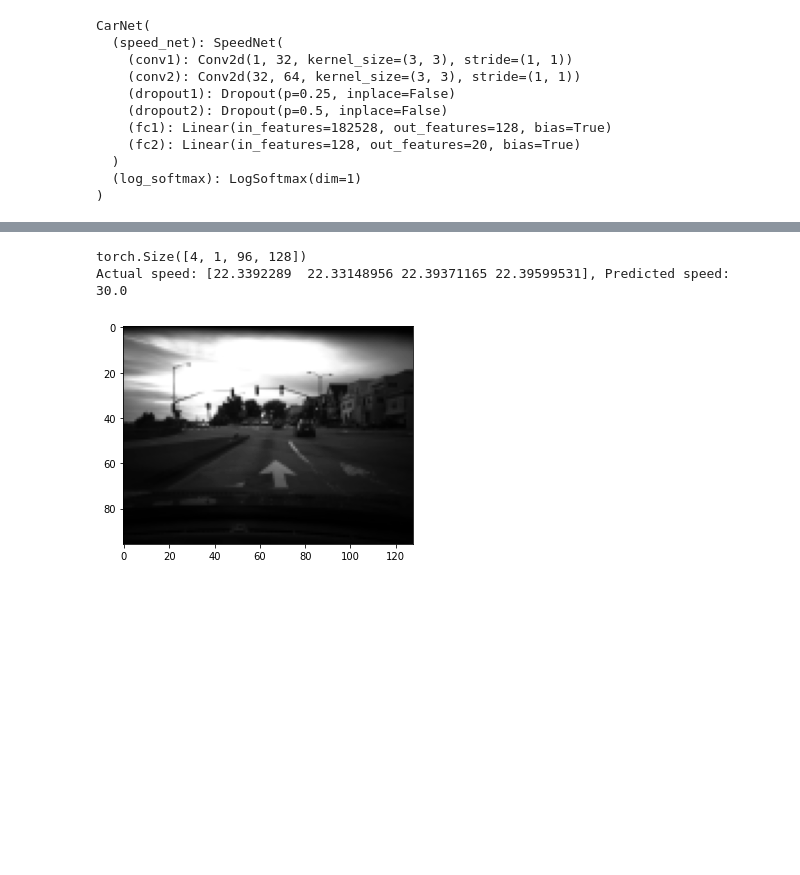
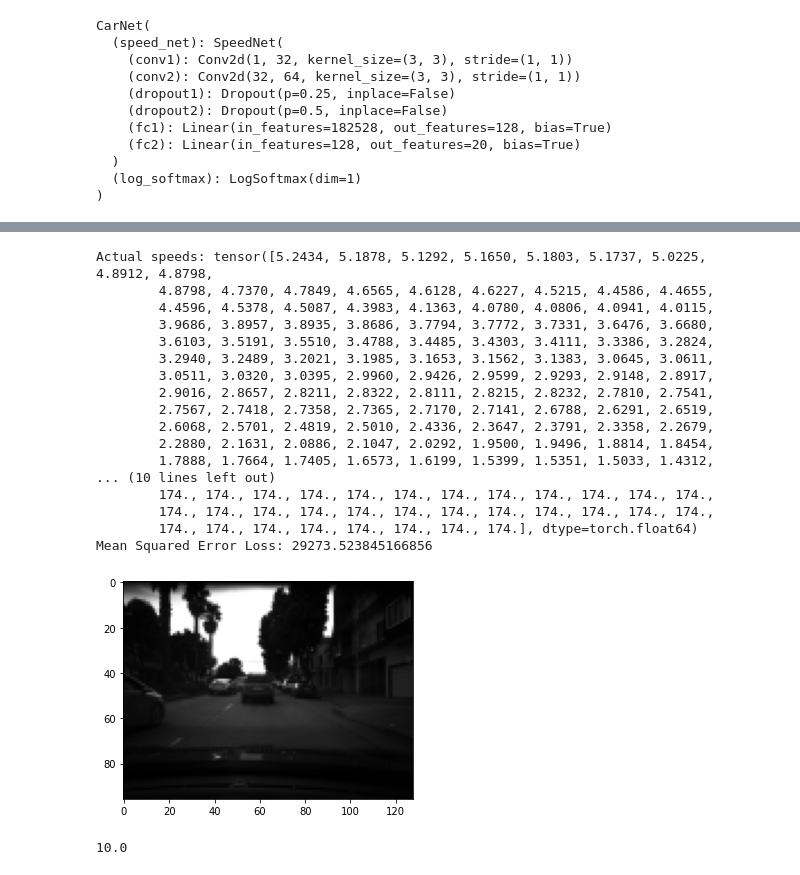
Before and after one commit to seifeddinedridi/machine-learning-fun, a Jupyter notebook: speed_challenge/predict_car_speed.ipynb, the cells around one changed output, grey strips where cells are left out. Saved outputs shown, nothing was run; the diff lists cells and outputs as text; code cells hidden in the pictures; blank space fills up the shorter version.

```diff
--- a/speed_challenge/predict_car_speed.ipynb
+++ b/speed_challenge/predict_car_speed.ipynb
@@ -43,7 +43,7 @@ def load_dataset(ds_filepath, test=False):
     print(train_images.shape)
     return train_images, train_labels
 # %%
-train_images, train_labels = load_dataset('data\\train_dataset_15000_20400.npz')
+train_images, train_labels = load_dataset('data/train_dataset_15000_20400.npz')
 
 
 train_labels_mod = np.vectorize(lambda x: get_speed_label(x))(train_labels)
@@ -113,9 +113,9 @@ class CarNet(nn.Module):
     def predict(self, x):
         return self(x)
 # %%
-device = torch.device("cuda:0")
-ftype = torch.cuda.FloatTensor
-ltype = torch.cuda.LongTensor
+device = torch.device("cpu")
+ftype = torch.FloatTensor
+ltype = torch.LongTensor
 torch.backends.cuda.matmul.allow_tf32 = False
 torch.autograd.set_detect_anomaly(True)
 model = CarNet()
@@ -167,7 +167,7 @@ plt.plot(losses)
 [<matplotlib.lines.Line2D at 0x...>]
 [figure]
 # %%
-pretrained_model_path = 'data\\pretrained_model.tar'
+pretrained_model_path = 'data/pretrained_model.tar'
 # %%
 model.train()
 torch.save({
@@ -177,7 +177,7 @@ torch.save({
             },
     pretrained_model_path)
 # %%
-checkpoint = torch.load(pretrained_model_path)
+checkpoint = torch.load(pretrained_model_path, map_location=device)
 model.load_state_dict(checkpoint['model_state_dict'])
 optimizer.load_state_dict(checkpoint['optimizer_state_dict'])
 losses = checkpoint['losses']
@@ -315,18 +329,40 @@ for i in t:
     optimizer.step()
 # %%
 car_net_v2.eval()
-test_image_index = sample = np.arange(0, 0 + BATCH_SIZE)
+start_index = 4500
+TEST_BATCH_SIZE = 128
+test_image_index = sample = np.arange(start_index, start_index + TEST_BATCH_SIZE)
 test_image = train_images[test_image_index]
-actual_speed = train_labels[test_image_index]
+actual_speed = torch.tensor(train_labels[test_image_index], device=device).type(ftype)
 pylab.imshow(test_image[0], cmap='gray')
-test_tensor = torch.tensor(test_image[np.newaxis, :, :], device=device).type(ftype).reshape(BATCH_SIZE, 1, 96, -1)
-Y_one_hot_enc = np.apply_along_axis(lambda x: one_hot_encode(x, nb_speed_brackets), 1, train_labels_mod[sample].reshape(BATCH_SIZE, 1))
-Y_one_hot_enc = torch.tensor(Y_one_hot_enc, device=device).type(ftype)
+test_tensor = torch.tensor(test_image[np.newaxis, :, :], device=device).type(ftype).reshape(TEST_BATCH_SIZE, 1, 96, -1)
 
-print(test_tensor.shape)
-predicted_speed =  car_net_v2.predict((test_tensor, Y_one_hot_enc))
-print('Actual speed: {}, Predicted speed: {}'.format(actual_speed, get_speed_from_label(predicted_speed.argmax(dim=1)[0])))
+predicted_speed =  car_net_v2.predict(test_tensor, 10)
+predicted_speed = torch.tensor(np.vectorize(lambda x: get_speed_from_label(x))(predicted_speed.detach().cpu().numpy()), device=device)
+predicted_speed = torch.mean(predicted_speed, dim=1)
+print('Actual speeds: {}, Predicted speed: {}'.format(actual_speed, predicted_speed))
+mse_loss = nn.MSELoss(reduction='mean')
+print('Mean Squared Error Loss: {}'.format(mse_loss(predicted_speed, actual_speed).item()))
 # %% [output]
-torch.Size([4, 1, 96, 128])
-Actual speed: [22.3392289  22.33148956 22.39371165 22.39599531], Predicted speed: 30.0
+Actual speeds: tensor([5.2434, 5.1878, 5.1292, 5.1650, 5.1803, 5.1737, 5.0225, 4.8912, 4.8798,
+        4.8798, 4.7370, 4.7849, 4.6565, 4.6128, 4.6227, 4.5215, 4.4586, 4.4655,
+        4.4596, 4.5378, 4.5087, 4.3983, 4.1363, 4.0780, 4.0806, 4.0941, 4.0115,
+        3.9686, 3.8957, 3.8935, 3.8686, 3.7794, 3.7772, 3.7331, 3.6476, 3.6680,
+        3.6103, 3.5191, 3.5510, 3.4788, 3.4485, 3.4303, 3.4111, 3.3386, 3.2824,
+        3.2940, 3.2489, 3.2021, 3.1985, 3.1653, 3.1562, 3.1383, 3.0645, 3.0611,
+        3.0511, 3.0320, 3.0395, 2.9960, 2.9426, 2.9599, 2.9293, 2.9148, 2.8917,
+        2.9016, 2.8657, 2.8211, 2.8322, 2.8111, 2.8215, 2.8232, 2.7810, 2.7541,
+        2.7567, 2.7418, 2.7358, 2.7365, 2.7170, 2.7141, 2.6788, 2.6291, 2.6519,
+        2.6068, 2.5701, 2.4819, 2.5010, 2.4336, 2.3647, 2.3791, 2.3358, 2.2679,
+        2.2880, 2.1631, 2.0886, 2.1047, 2.0292, 1.9500, 1.9496, 1.8814, 1.8454,
+        1.7888, 1.7664, 1.7405, 1.6573, 1.6199, 1.5399, 1.5351, 1.5033, 1.4312,
+... (10 lines left out)
+        174., 174., 174., 174., 174., 174., 174., 174., 174., 174., 174., 174.,
+        174., 174., 174., 174., 174., 174., 174., 174., 174., 174., 174., 174.,
+        174., 174., 174., 174., 174., 174., 174., 174.], dtype=torch.float64)
+Mean Squared Error Loss: 29273.523845166856
-[figure, old version]
+[figure, new version]
+# %%
+speed_bracket_size
+# %% [output]
+10.0
```
Also changed, not shown: parts of 4 cells of this notebook, 1 other file.
